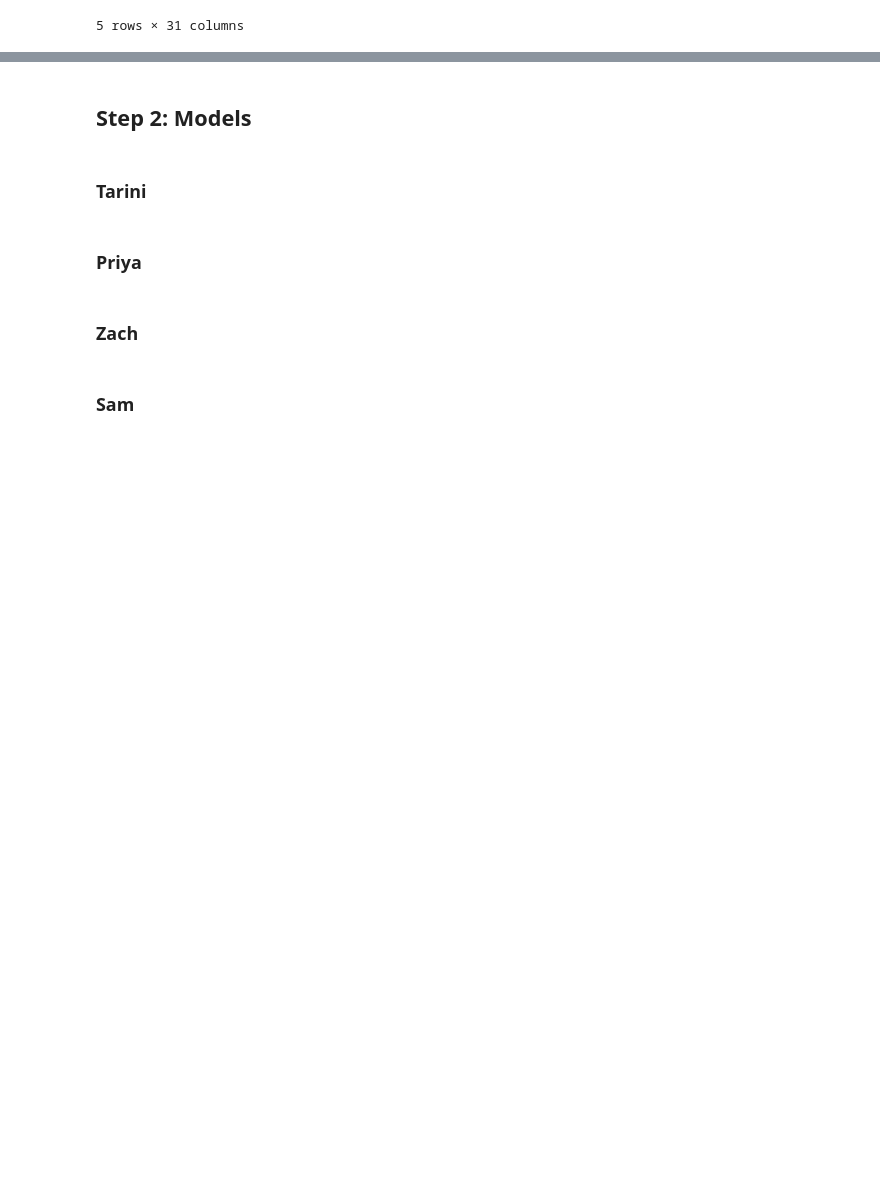
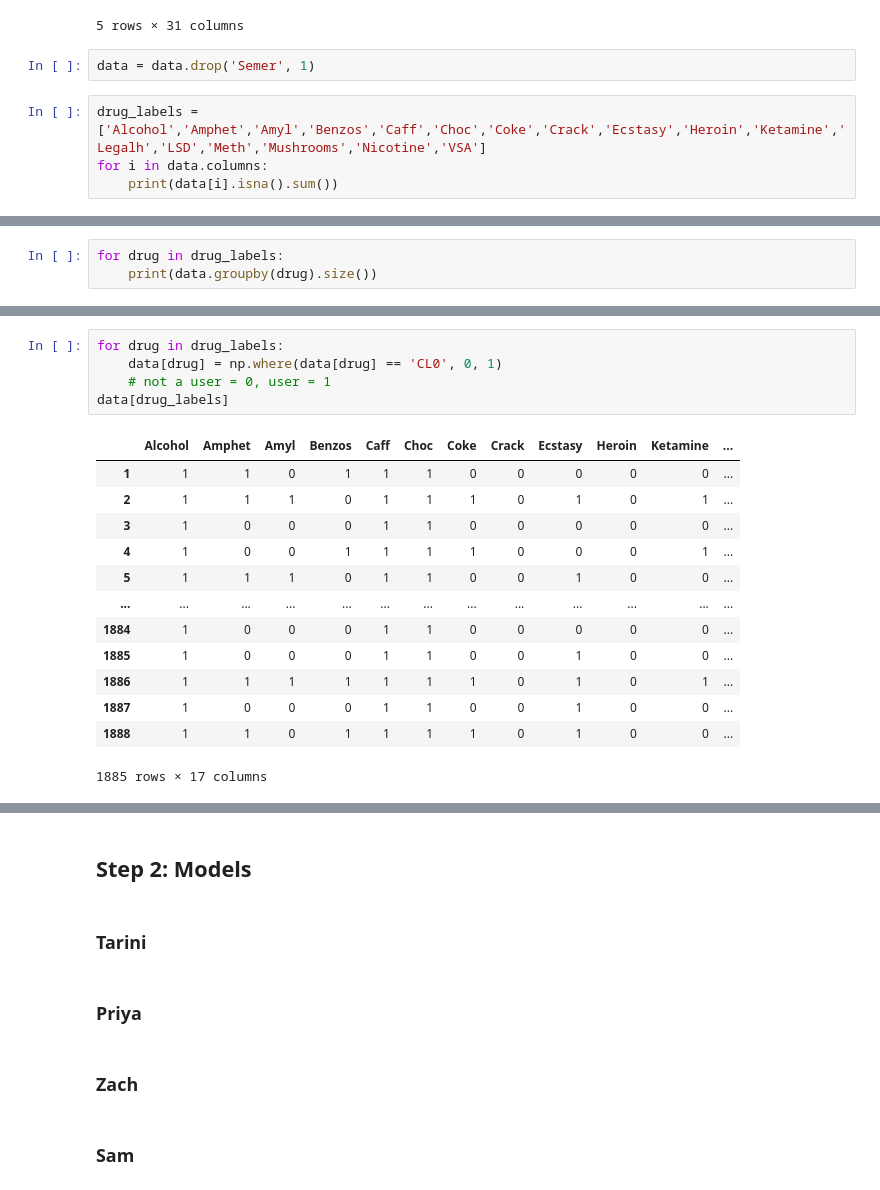
Before and after one commit to samantho/drug-prediction, a Jupyter notebook: Final_Project.ipynb, the cells around one changed output, grey strips where cells are left out. Cells and saved outputs as stored; diff of their text form; blank space fills up the shorter version.

Commit message:
data cleaned

```diff
--- a/Final_Project.ipynb
+++ b/Final_Project.ipynb
@@ -153,3 +153,9 @@ data.head()
 | 4 | 18-24 | 1 | Masters degree | UK | White | 34.0 | 34.0 | 46.0 | 47.0 | 46.0 | ... | ... |
 | 5 | 35-44 | 1 | Doctorate degree | UK | White | 43.0 | 28.0 | 43.0 | 41.0 | 50.0 | ... | ... |
 5 rows × 31 columns
+# %%
+data = data.drop('Semer', 1)
+# %%
+drug_labels = ['Alcohol','Amphet','Amyl','Benzos','Caff','Choc','Coke','Crack','Ecstasy','Heroin','Ketamine','Legalh','LSD','Meth','Mushrooms','Nicotine','VSA']
+for i in data.columns:
+    print(data[i].isna().sum())
@@ -155,0 +180,3 @@ data.head()
+# %%
+for drug in drug_labels:
+    print(data.groupby(drug).size())
@@ -155,0 +213,19 @@ data.head()
+# %%
+for drug in drug_labels:
+    data[drug] = np.where(data[drug] == 'CL0', 0, 1)
+    # not a user = 0, user = 1
+data[drug_labels]
+# %% [output]
+|  | Alcohol | Amphet | Amyl | Benzos | Caff | Choc | Coke | Crack | Ecstasy | Heroin | Ketamine | ... |
+| 1 | 1 | 1 | 0 | 1 | 1 | 1 | 0 | 0 | 0 | 0 | 0 | ... |
+| 2 | 1 | 1 | 1 | 0 | 1 | 1 | 1 | 0 | 1 | 0 | 1 | ... |
+| 3 | 1 | 0 | 0 | 0 | 1 | 1 | 0 | 0 | 0 | 0 | 0 | ... |
+| 4 | 1 | 0 | 0 | 1 | 1 | 1 | 1 | 0 | 0 | 0 | 1 | ... |
+| 5 | 1 | 1 | 1 | 0 | 1 | 1 | 0 | 0 | 1 | 0 | 0 | ... |
+| ... | ... | ... | ... | ... | ... | ... | ... | ... | ... | ... | ... | ... |
+| 1884 | 1 | 0 | 0 | 0 | 1 | 1 | 0 | 0 | 0 | 0 | 0 | ... |
+| 1885 | 1 | 0 | 0 | 0 | 1 | 1 | 0 | 0 | 1 | 0 | 0 | ... |
+| 1886 | 1 | 1 | 1 | 1 | 1 | 1 | 1 | 0 | 1 | 0 | 1 | ... |
+| 1887 | 1 | 0 | 0 | 0 | 1 | 1 | 0 | 0 | 1 | 0 | 0 | ... |
+| 1888 | 1 | 1 | 0 | 1 | 1 | 1 | 1 | 0 | 1 | 0 | 0 | ... |
+1885 rows × 17 columns
```
Also changed, not shown: parts of 12 cells of this notebook, 1 other file.
